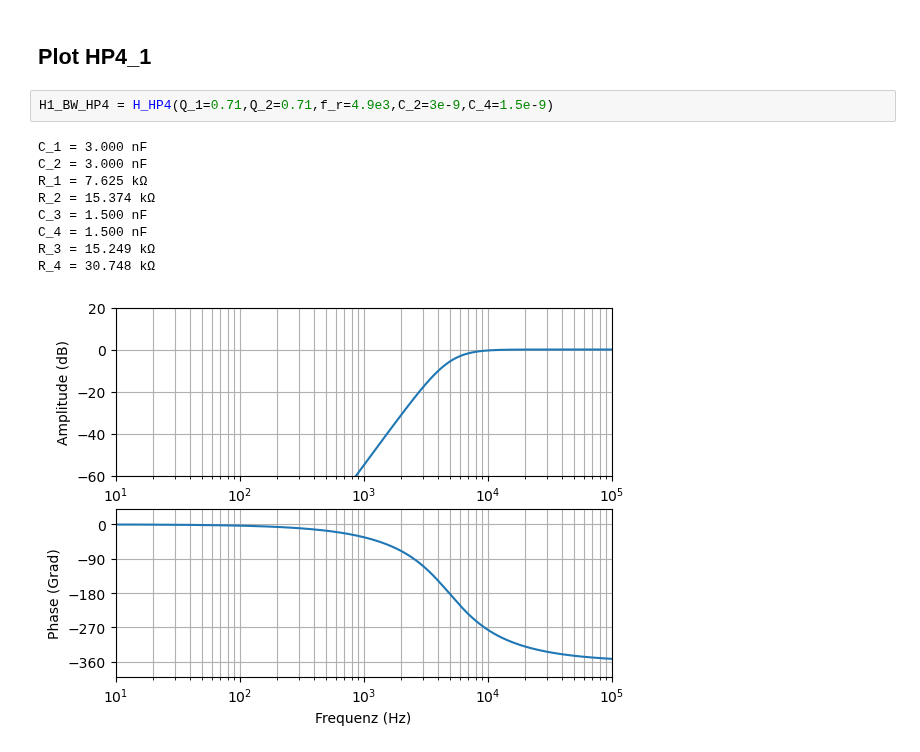
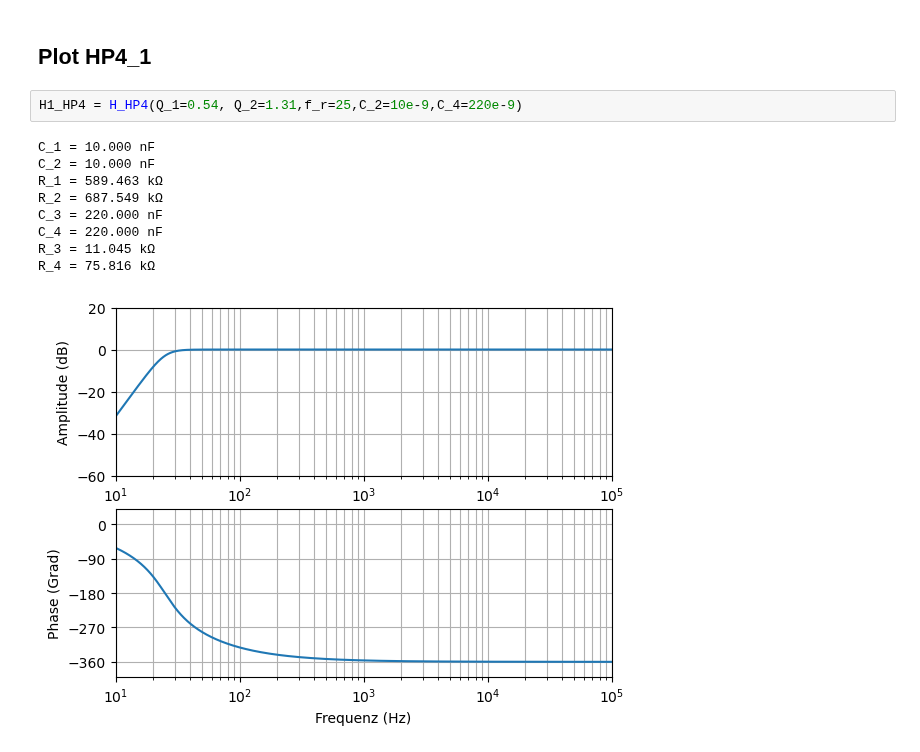
Before and after one commit to dkorschu/DiKo_PreAmp, a Jupyter notebook: Notebook/Aktive_Filter.ipynb, the cells around one changed output. Drawn from its saved outputs; the diff is of its cells as text.

```diff
--- a/Notebook/Aktive_Filter.ipynb
+++ b/Notebook/Aktive_Filter.ipynb
@@ -144,14 +134,14 @@ def H_HP4(Q_1, Q_2, f_r, C_2, C_4):
 # %% [markdown]
 ## Plot HP4_1
 # %%
-H1_BW_HP4 = H_HP4(Q_1=0.71,Q_2=0.71,f_r=4.9e3,C_2=3e-9,C_4=1.5e-9)
+H1_HP4 = H_HP4(Q_1=0.54, Q_2=1.31,f_r=25,C_2=10e-9,C_4=220e-9)
 # %% [output]
-C_1 = 3.000 nF
-C_2 = 3.000 nF
-R_1 = 7.625 kΩ
-R_2 = 15.374 kΩ
-C_3 = 1.500 nF
-C_4 = 1.500 nF
-R_3 = 15.249 kΩ
-R_4 = 30.748 kΩ
+C_1 = 10.000 nF
+C_2 = 10.000 nF
+R_1 = 589.463 kΩ
+R_2 = 687.549 kΩ
+C_3 = 220.000 nF
+C_4 = 220.000 nF
+R_3 = 11.045 kΩ
+R_4 = 75.816 kΩ
-[figure, old version]
+[figure, new version]
```
Also changed, not shown: parts of 34 cells of this notebook, 16 other files.
